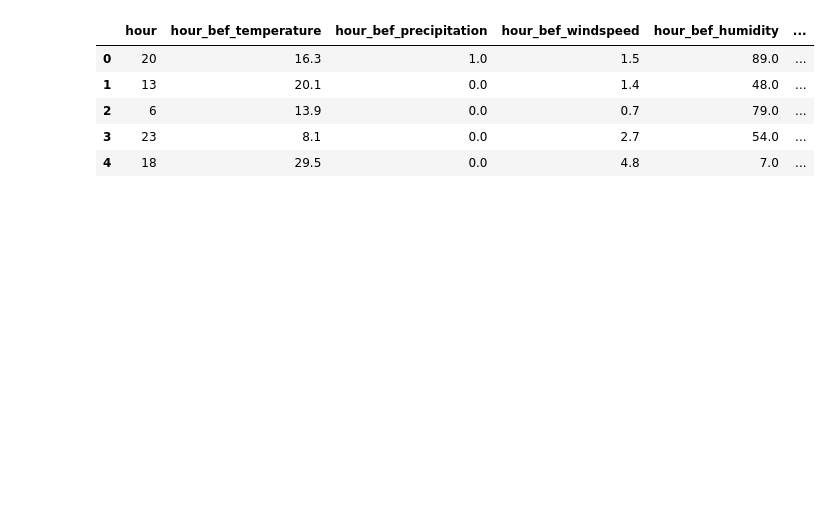
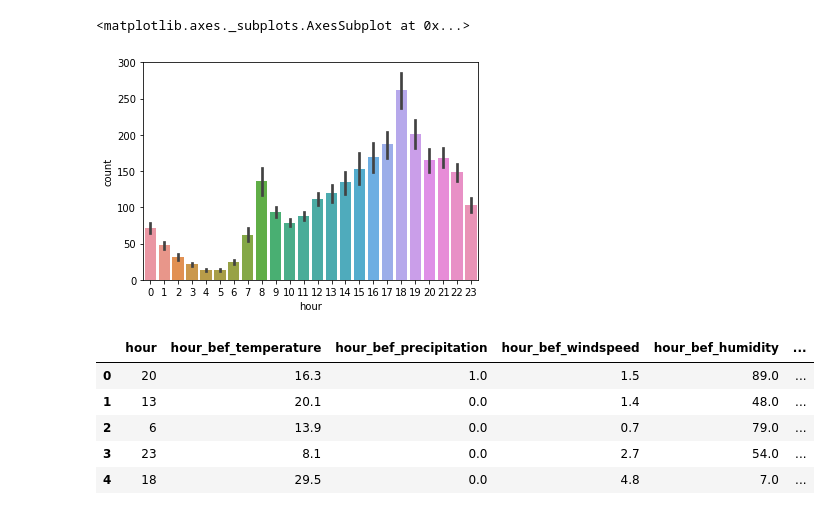
Before and after one commit to jewelry715/My-projects, a Jupyter notebook: bicycle.ipynb, the cells around one changed output. Saved outputs shown, nothing was run; the diff lists cells and outputs as text; code cells hidden in the pictures; blank space fills up the shorter version.

```diff
--- a/bicycle.ipynb
+++ b/bicycle.ipynb
@@ -31,3 +91,8 @@ train.corr() #온도,풍속,오존,가시성이 긍정적 영향,습도&비&미
+# %%
+sns.barplot(x='hour',y='count',data=train)
+# %% [output]
+<matplotlib.axes._subplots.AxesSubplot at 0x...>
+[figure, added]
 # %%
 y_train=train['count']
 x_train=train.drop(['count','id'],axis=1)
```
Also changed, not shown: parts of 45 cells of this notebook.
